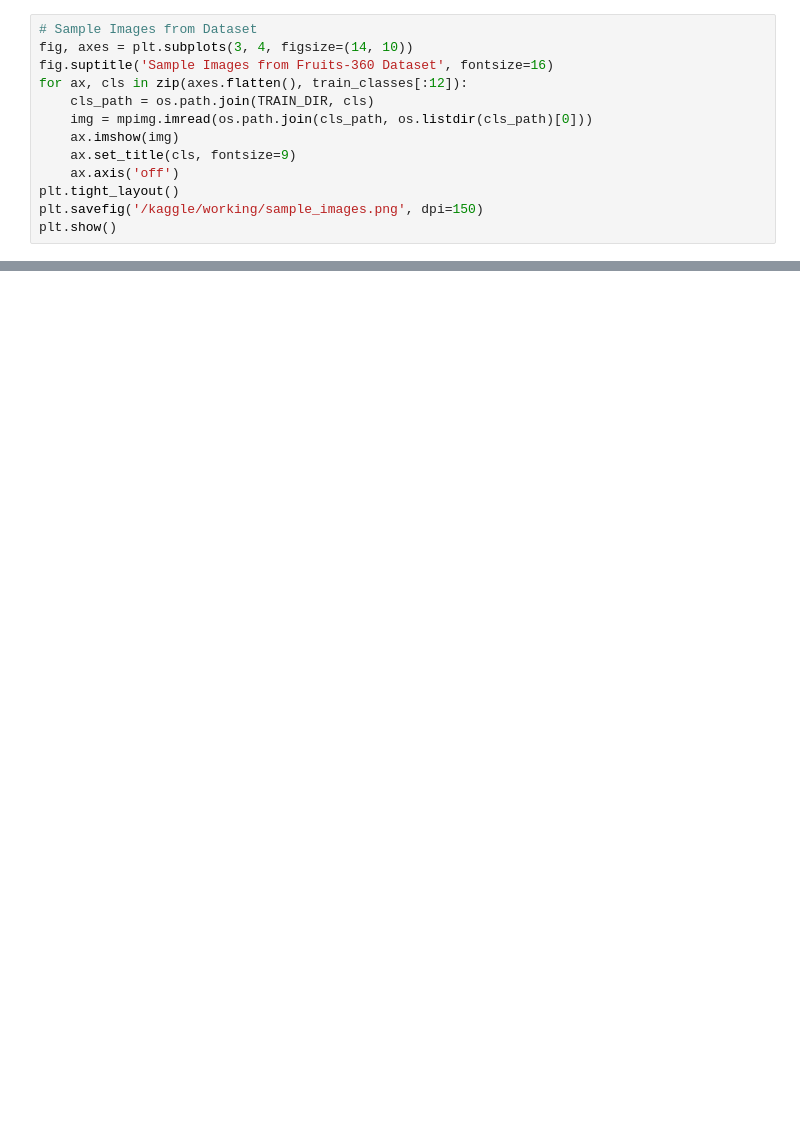
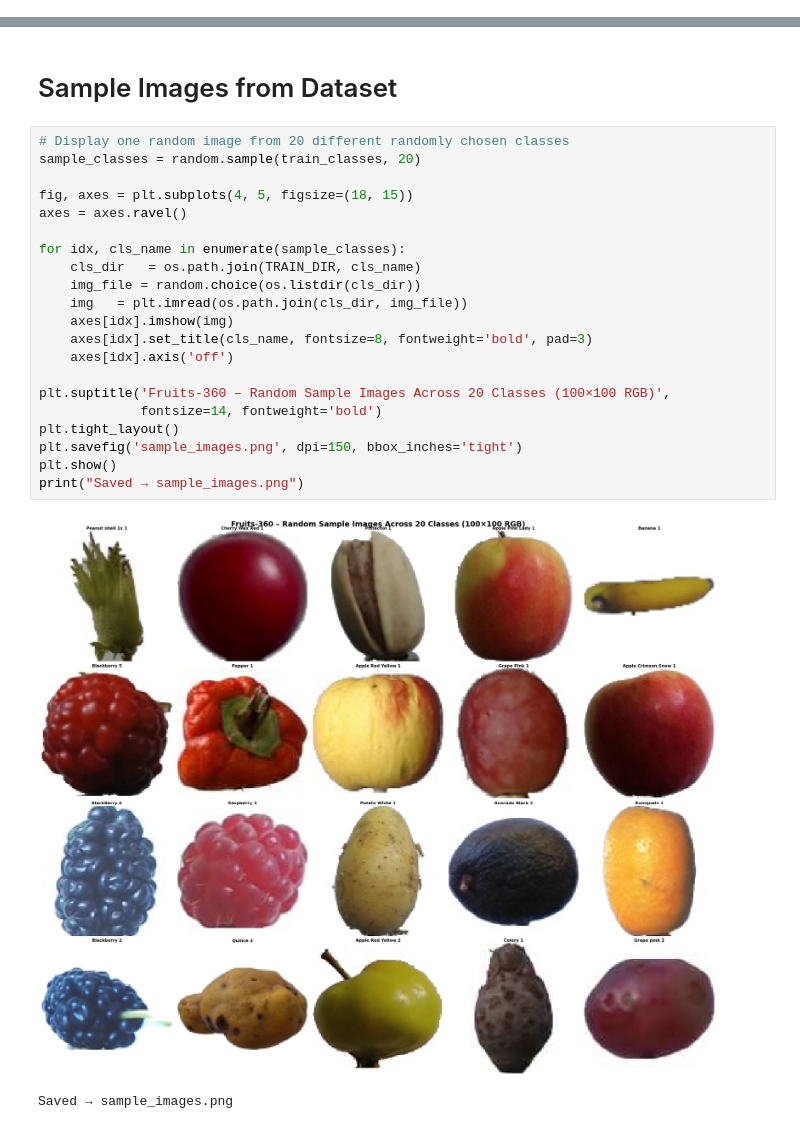
Before and after one commit to Supreena5254/-AI-and-Machine-Learning, a Jupyter notebook: 2409007_SuprinaKhadgi_Task-2.ipynb, the cells around one changed output, grey strips where cells are left out. Drawn from its saved outputs; the diff is of its cells as text; blank space fills up the shorter version.

```diff
--- a/2409007_SuprinaKhadgi_Task-2.ipynb
+++ b/2409007_SuprinaKhadgi_Task-2.ipynb
@@ -122,13 +0,0 @@ Observation: Dataset is near-balanced — no major class imbalance.
-# %%
-# Sample Images from Dataset
-fig, axes = plt.subplots(3, 4, figsize=(14, 10))
-fig.suptitle('Sample Images from Fruits-360 Dataset', fontsize=16)
-for ax, cls in zip(axes.flatten(), train_classes[:12]):
-    cls_path = os.path.join(TRAIN_DIR, cls)
-    img = mpimg.imread(os.path.join(cls_path, os.listdir(cls_path)[0]))
-    ax.imshow(img)
-    ax.set_title(cls, fontsize=9)
-    ax.axis('off')
-plt.tight_layout()
-plt.savefig('/kaggle/working/sample_images.png', dpi=150)
-plt.show()
@@ -1107,0 +186,26 @@ All models saved to /kaggle/working/
+# %% [markdown]
+# Sample Images from Dataset
+# %%
+# Display one random image from 20 different randomly chosen classes
+sample_classes = random.sample(train_classes, 20)
+
+fig, axes = plt.subplots(4, 5, figsize=(18, 15))
+axes = axes.ravel()
+
+for idx, cls_name in enumerate(sample_classes):
+    cls_dir   = os.path.join(TRAIN_DIR, cls_name)
+    img_file = random.choice(os.listdir(cls_dir))
+    img   = plt.imread(os.path.join(cls_dir, img_file))
+    axes[idx].imshow(img)
+    axes[idx].set_title(cls_name, fontsize=8, fontweight='bold', pad=3)
+    axes[idx].axis('off')
+
+plt.suptitle('Fruits-360 – Random Sample Images Across 20 Classes (100×100 RGB)',
+             fontsize=14, fontweight='bold')
+plt.tight_layout()
+plt.savefig('sample_images.png', dpi=150, bbox_inches='tight')
+plt.show()
+print("Saved → sample_images.png")
+# %% [output]
+[figure, added]
+Saved → sample_images.png
```
Also changed, not shown: parts of 117 cells of this notebook.
